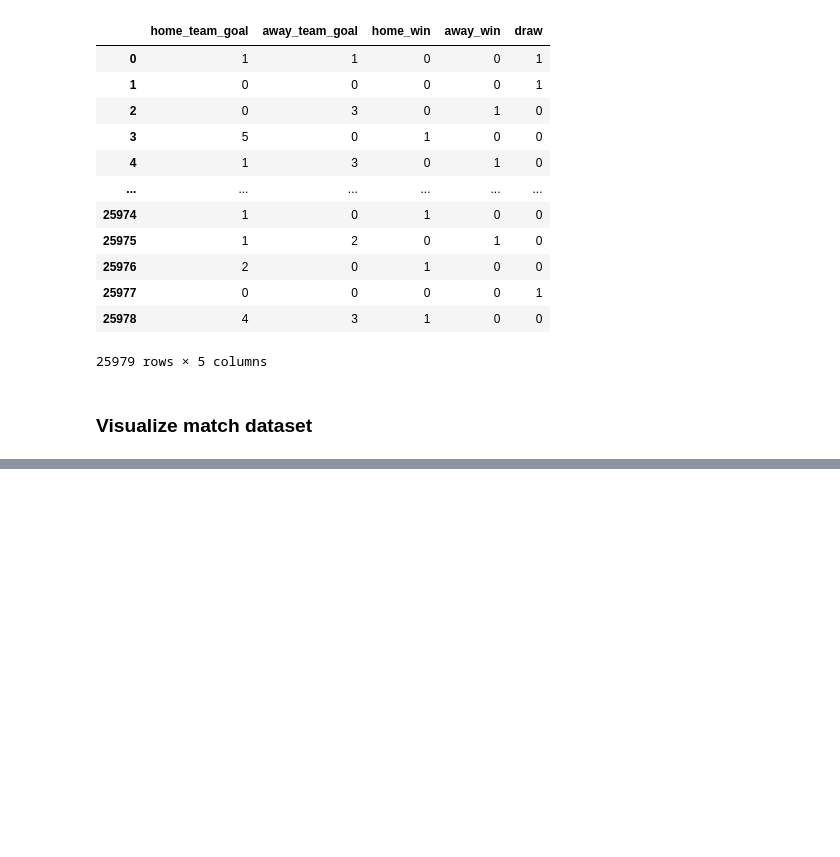
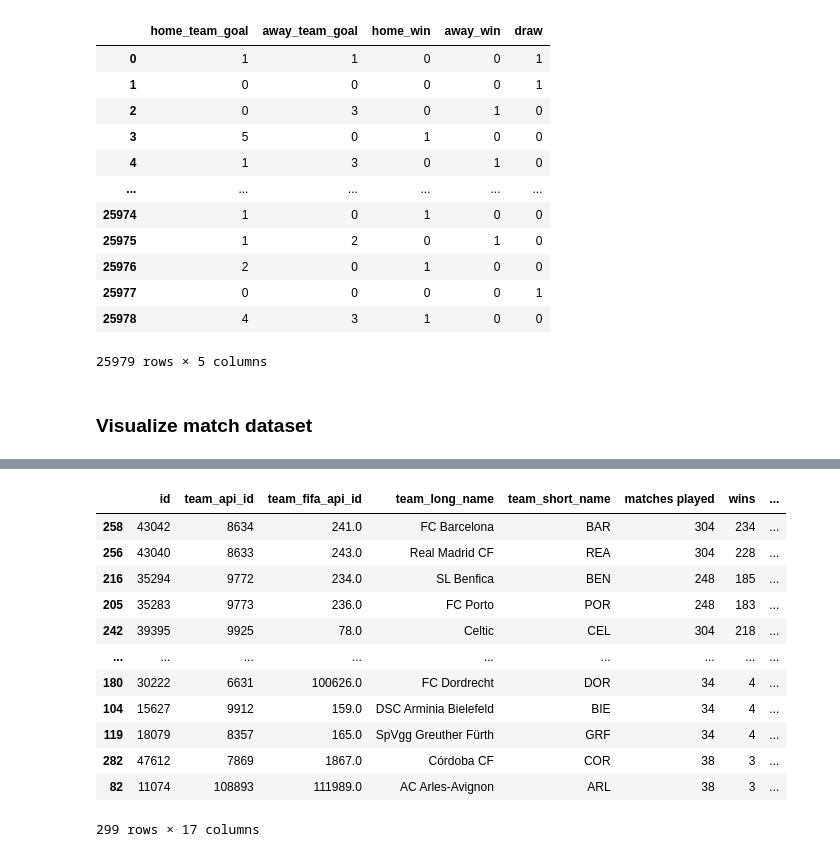
Before and after one commit to jexiao8211/CSDS312-Predicting-Soccer-Match-Outcome, a Jupyter notebook: data_exploration.ipynb, the cells around one changed output, grey strips where cells are left out. Saved outputs shown, nothing was run; the diff lists cells and outputs as text; code cells hidden in the pictures; blank space fills up the shorter version.

```diff
--- a/data_exploration.ipynb
+++ b/data_exploration.ipynb
@@ -177,0 +332,16 @@ plt.show()
+# %%
+data_team
+# %% [output]
+|  | id | team_api_id | team_fifa_api_id | team_long_name | team_short_name | matches played | wins | ... |
+| 258 | 43042 | 8634 | 241.0 | FC Barcelona | BAR | 304 | 234 | ... |
+| 256 | 43040 | 8633 | 243.0 | Real Madrid CF | REA | 304 | 228 | ... |
+| 216 | 35294 | 9772 | 234.0 | SL Benfica | BEN | 248 | 185 | ... |
+| 205 | 35283 | 9773 | 236.0 | FC Porto | POR | 248 | 183 | ... |
+| 242 | 39395 | 9925 | 78.0 | Celtic | CEL | 304 | 218 | ... |
+| ... | ... | ... | ... | ... | ... | ... | ... | ... |
+| 180 | 30222 | 6631 | 100626.0 | FC Dordrecht | DOR | 34 | 4 | ... |
+| 104 | 15627 | 9912 | 159.0 | DSC Arminia Bielefeld | BIE | 34 | 4 | ... |
+| 119 | 18079 | 8357 | 165.0 | SpVgg Greuther Fürth | GRF | 34 | 4 | ... |
+| 282 | 47612 | 7869 | 1867.0 | Córdoba CF | COR | 38 | 3 | ... |
+| 82 | 11074 | 108893 | 111989.0 | AC Arles-Avignon | ARL | 38 | 3 | ... |
+299 rows × 17 columns
```
Also changed, not shown: parts of 13 cells of this notebook.
